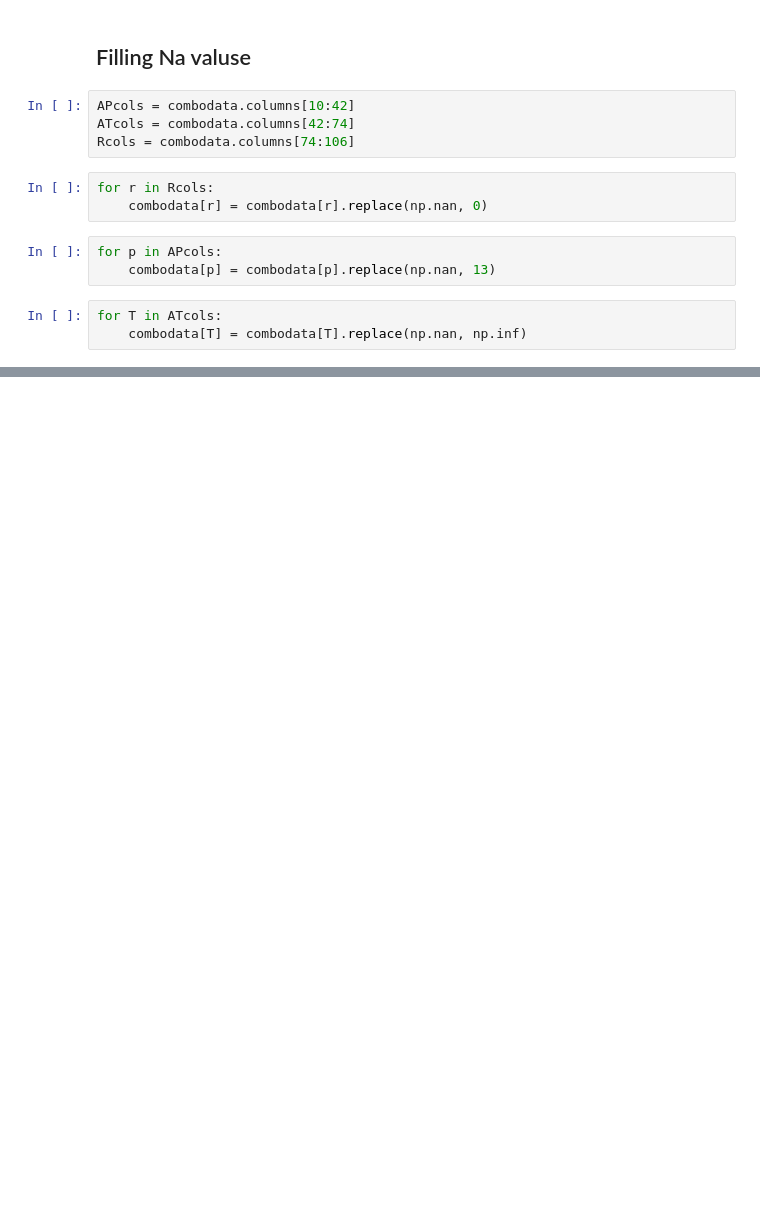
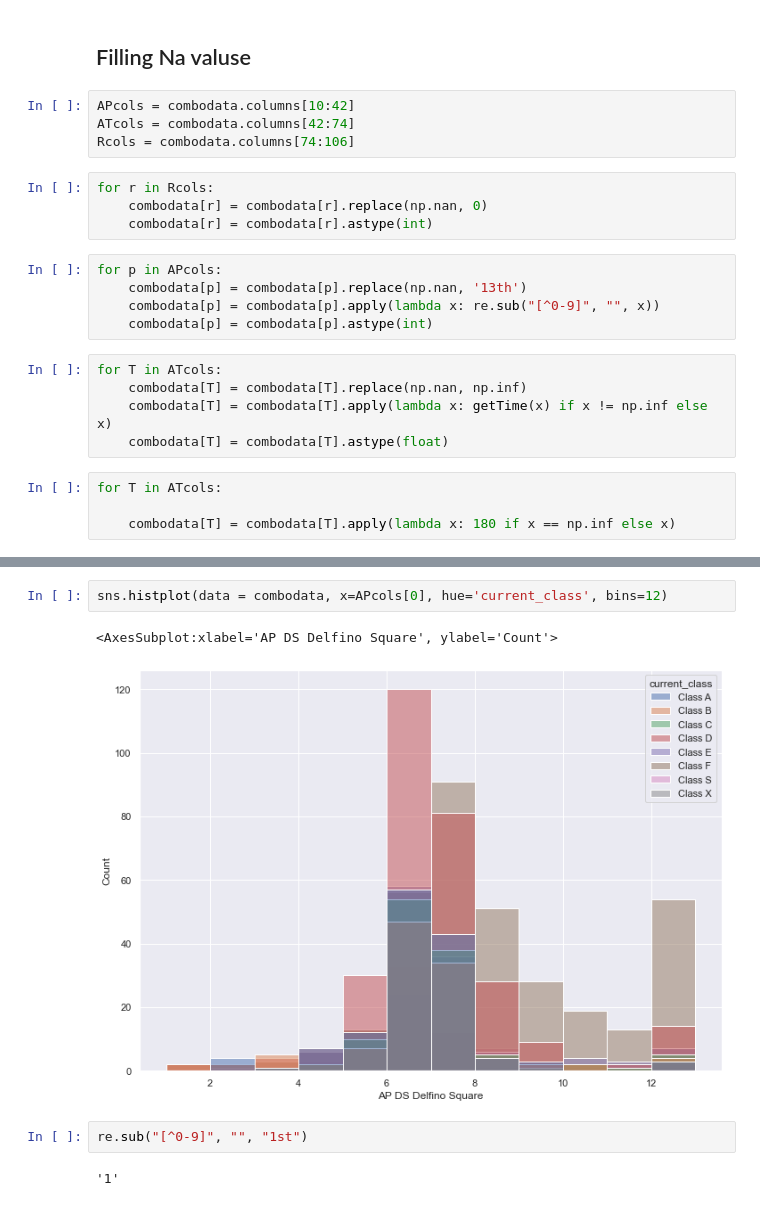
Before and after one commit to fordjackson26/CS5394Project3, a Jupyter notebook: loungedata.ipynb, the cells around one changed output, grey strips where cells are left out. Drawn from its saved outputs; the diff is of its cells as text; blank space fills up the shorter version.

```diff
--- a/loungedata.ipynb
+++ b/loungedata.ipynb
@@ -192,9 +219,18 @@ Rcols = combodata.columns[74:106]
 # %%
 for r in Rcols:
     combodata[r] = combodata[r].replace(np.nan, 0)
+    combodata[r] = combodata[r].astype(int)
 # %%
 for p in APcols:
-    combodata[p] = combodata[p].replace(np.nan, 13)
+    combodata[p] = combodata[p].replace(np.nan, '13th')
+    combodata[p] = combodata[p].apply(lambda x: re.sub("[^0-9]", "", x))
+    combodata[p] = combodata[p].astype(int)
+# %%
+for T in ATcols:
+    combodata[T] = combodata[T].replace(np.nan, np.inf)
+    combodata[T] = combodata[T].apply(lambda x: getTime(x) if x != np.inf else x)
+    combodata[T] = combodata[T].astype(float)
 # %%
 for T in ATcols:
-    combodata[T] = combodata[T].replace(np.nan, np.inf)
+
+    combodata[T] = combodata[T].apply(lambda x: 180 if x == np.inf else x)
@@ -200,0 +251,9 @@ for T in ATcols:
+# %%
+sns.histplot(data = combodata, x=APcols[0], hue='current_class', bins=12)
+# %% [output]
+<AxesSubplot:xlabel='AP DS Delfino Square', ylabel='Count'>
+[figure, added]
+# %%
+re.sub("[^0-9]", "", "1st")
+# %% [output]
+'1'
```
Also changed, not shown: parts of 38 cells of this notebook.
